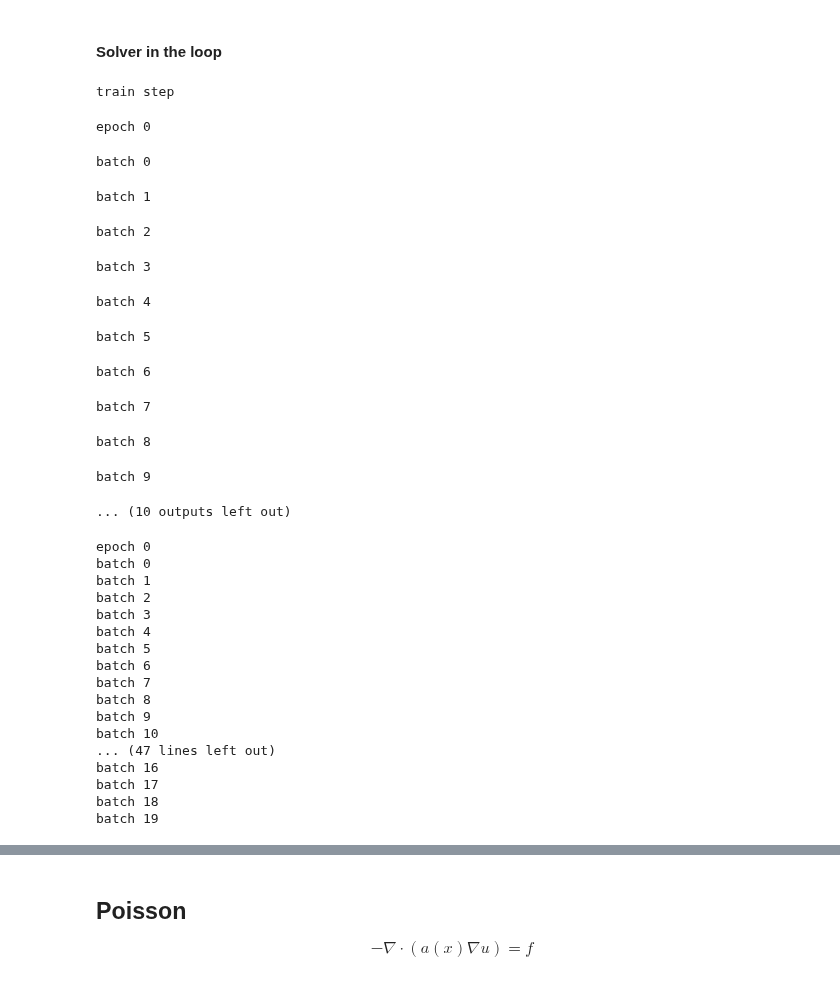
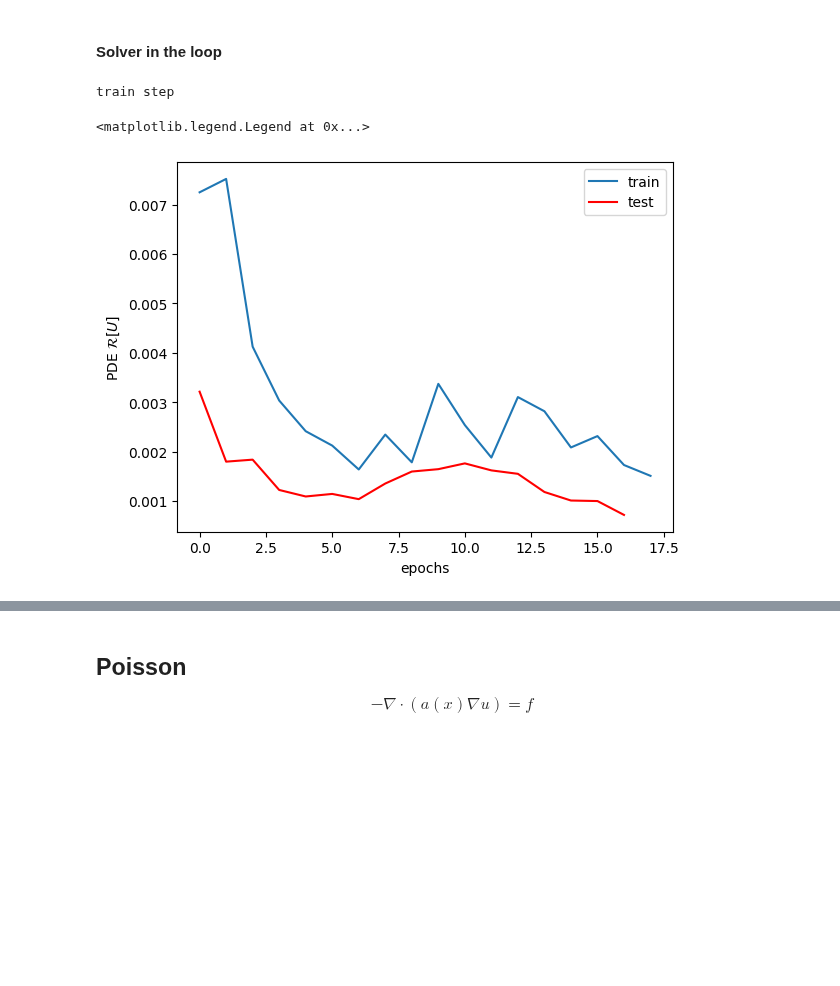
Before and after one commit to grmc1999/PhysicsSimulationDeepLearning, a Jupyter notebook: Notebooks/Diff_phys/2D_1P_Darcy_flow.ipynb, the cells around one changed output, grey strips where cells are left out. Saved outputs shown, nothing was run; the diff lists cells and outputs as text; code cells hidden in the pictures; blank space fills up the shorter version.

```diff
--- a/Notebooks/Diff_phys/2D_1P_Darcy_flow.ipynb
+++ b/Notebooks/Diff_phys/2D_1P_Darcy_flow.ipynb
@@ -363,11 +363,11 @@ class PINNS_based_SOL_trainer(PINNS_based_SOL_trainer):
     def train(self,epochs):
       losses=[]
       for i in tqdm(range(epochs)):
-        tqdm.write(f"epoch {i}")
+        #tqdm.write(f"epoch {i}")
         co_batch=[]
         in_batch=[]
         for b in tqdm(range(20)):
-          tqdm.write(f"batch {b}")
+          #tqdm.write(f"batch {b}")
 
           random_idx=randint(0,len(self.init_states_gt)-1)
           self.v=self.detach_field(self.init_states_gt[random_idx])
@@ -391,6 +391,7 @@ class PINNS_based_SOL_trainer(PINNS_based_SOL_trainer):
         loss.backward()
         self.optimizer.step()
 
+        loss=loss/self.n_steps
         losses.append(loss.cpu().detach().numpy())
       return losses
 
@@ -405,11 +406,11 @@ class PINNS_based_SOL_trainer(PINNS_based_SOL_trainer):
 
       losses=[]
       for i in tqdm(range(epochs)):
-        tqdm.write(f"epoch {i}")
+        #tqdm.write(f"epoch {i}")
         co_batch=[]
         in_batch=[]
         for b in tqdm(range(20)):
-          tqdm.write(f"batch {b}")
+          #tqdm.write(f"batch {b}")
 
           random_idx=randint(0,len(self.init_states_gt)-1)
           self.v=self.detach_field(self.init_states_gt[random_idx])
@@ -423,6 +424,7 @@ class PINNS_based_SOL_trainer(PINNS_based_SOL_trainer):
           sample_loss=self.loss(u,x)
           loss=loss+sample_loss
 
+        loss=loss/self.n_steps_test
         losses.append(loss.cpu().detach().numpy())
 
       self.ph_model.dt=or_dt
@@ -434,7 +436,7 @@ T=PINNS_based_SOL_trainer(
     physical_model=darcy_flow_model,
     statistical_model=st_model,
     optimizer=optimizer,
-    simulation_steps=50,
+    simulation_steps=5,
     time_step=0.01,
     loss=composed_loss
 )
@@ -441,7 +447,5 @@ T=PINNS_based_SOL_trainer(
 # %%
-from tqdm import tqdm
-L_tr=[]
-L_ts=[]
+
 for i in tqdm(range(200)):
     print("train step")
     L_tr.append(T.train(1))
@@ -450,35 +454,15 @@ for i in tqdm(range(200)):
     tqdm.write(f"train {L_tr[-1]},test {L_ts[-1]}")
 # %% [output]
 train step
-epoch 0
-batch 0
-batch 1
-batch 2
-batch 3
-batch 4
-batch 5
-batch 6
-batch 7
-batch 8
-batch 9
-... (10 outputs left out)
 # %%
-L=T.test(3,time_fine_frac=0.5,space_fine_frac=1)
+fig,axs=plt.subplots(1,1)
+
+#L_ts
+axs.plot(L_tr,label="train")
+axs.plot(L_ts,"r",label="test")
+axs.set_ylabel("PDE ${\cal{R}} [U]$")
+axs.set_xlabel("epochs")
+axs.legend()
 # %% [output]
-epoch 0
-batch 0
-batch 1
-batch 2
-batch 3
-batch 4
-batch 5
-batch 6
-batch 7
-batch 8
-batch 9
-batch 10
-... (47 lines left out)
-batch 16
-batch 17
-batch 18
-batch 19
+<matplotlib.legend.Legend at 0x...>
+[figure, added]
```
Also changed, not shown: parts of 3 cells of this notebook, 1 other file.
